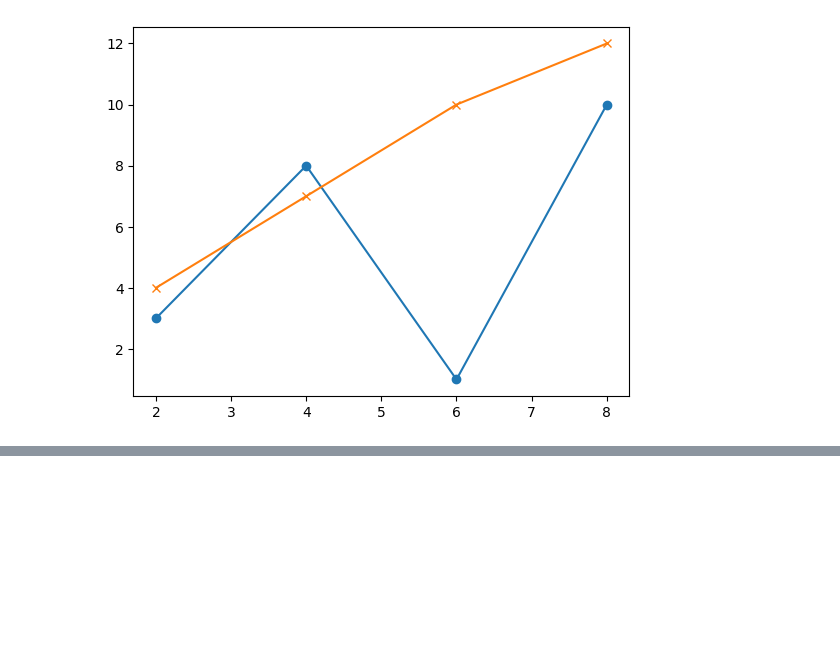
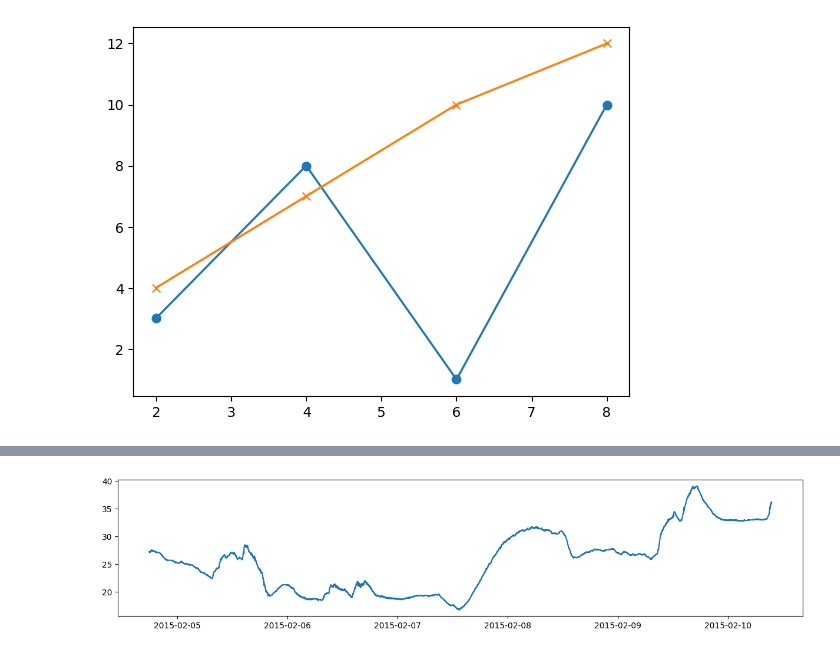
Before and after one commit to aliifam/ppd, a Jupyter notebook: ppd/pekan3/eda.ipynb, the cells around one changed output, grey strips where cells are left out. Saved outputs shown, nothing was run; the diff lists cells and outputs as text; code cells hidden in the pictures; blank space fills up the shorter version.

```diff
--- a/ppd/pekan3/eda.ipynb
+++ b/ppd/pekan3/eda.ipynb
@@ -40,3 +41,10 @@ plt.plot(x, y2, marker = 'x')
 plt.show()
 # %% [output]
 [figure]
+# %%
+import pandas as pd
+
+df_iot = pd.read_csv('datatraining.txt', delimiter=',')
+df_iot['date'] = pd.to_datetime(df_iot['date'])
+
+df_iot.head()
@@ -42,0 +58,6 @@ plt.show()
+# %%
+plt.figure(figsize=(15, 3))
+plt.plot(df_iot['date'], df_iot['Humidity'])
+plt.show()
+# %% [output]
+[figure, added]
```
Also changed, not shown: parts of 11 cells of this notebook.
